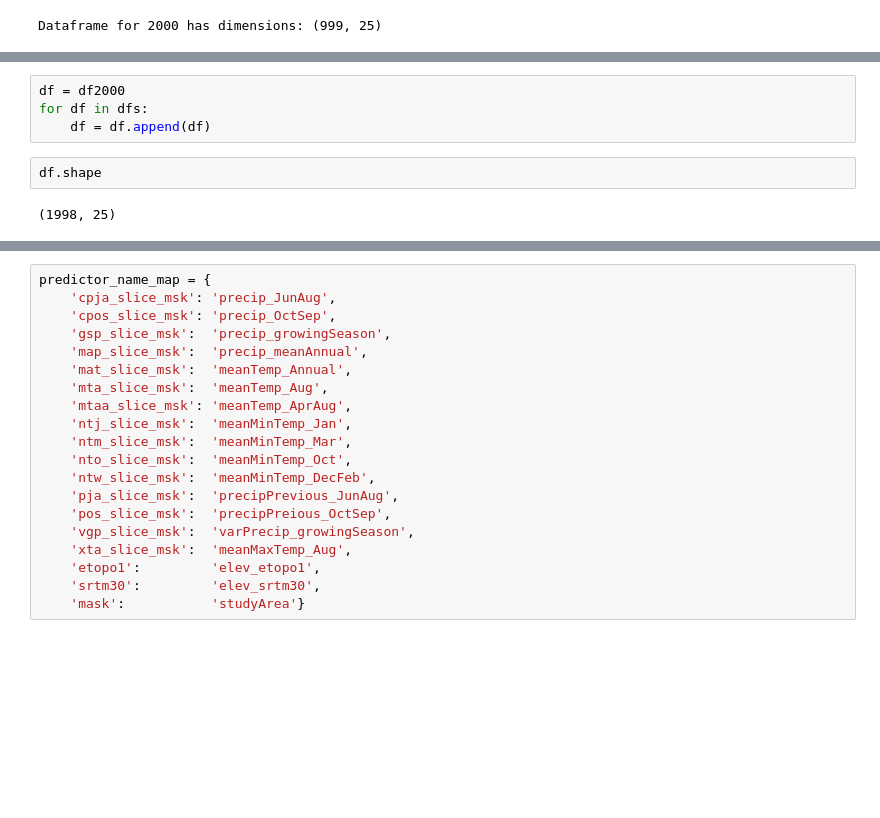
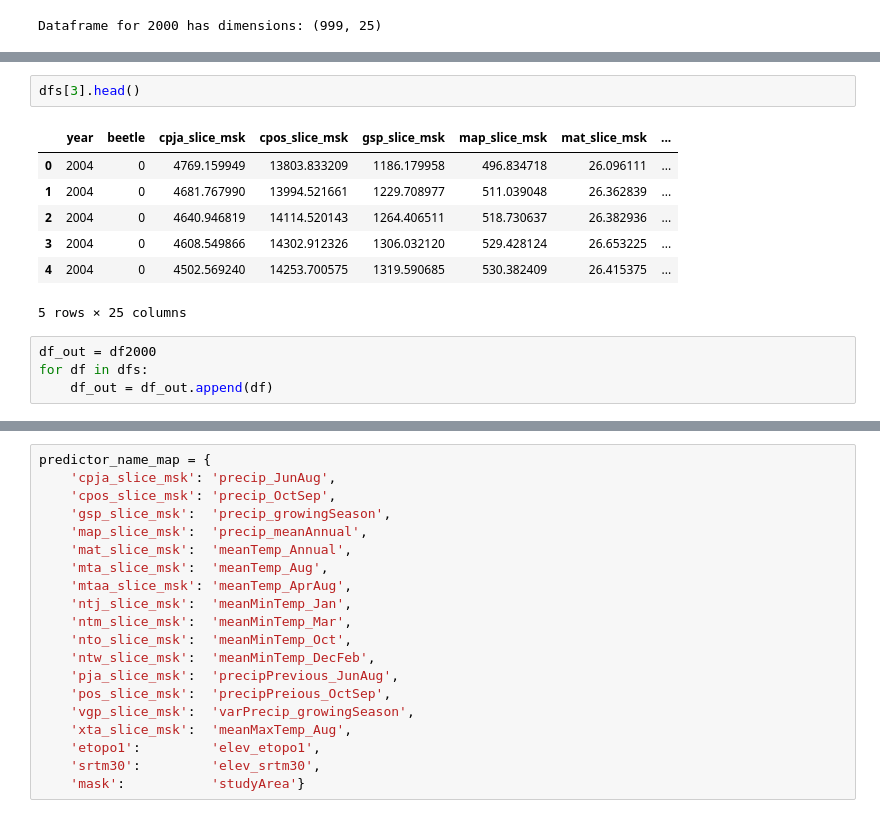
Before and after one commit to dongmeic/SDM, a Jupyter notebook: python/notebooks/data_manipulations2.py.ipynb, the cells around one changed output, grey strips where cells are left out. Drawn from its saved outputs; the diff is of its cells as text; blank space fills up the shorter version.

```diff
--- a/python/notebooks/data_manipulations2.py.ipynb
+++ b/python/notebooks/data_manipulations2.py.ipynb
@@ -172,8 +188,14 @@ Dataframe for 2000 has dimensions: (999, 25)
+# %%
+dfs[3].head()
+# %% [output]
+|  | year | beetle | cpja_slice_msk | cpos_slice_msk | gsp_slice_msk | map_slice_msk | mat_slice_msk | ... |
+| 0 | 2004 | 0 | 4769.159949 | 13803.833209 | 1186.179958 | 496.834718 | 26.096111 | ... |
+| 1 | 2004 | 0 | 4681.767990 | 13994.521661 | 1229.708977 | 511.039048 | 26.362839 | ... |
+| 2 | 2004 | 0 | 4640.946819 | 14114.520143 | 1264.406511 | 518.730637 | 26.382936 | ... |
+| 3 | 2004 | 0 | 4608.549866 | 14302.912326 | 1306.032120 | 529.428124 | 26.653225 | ... |
+| 4 | 2004 | 0 | 4502.569240 | 14253.700575 | 1319.590685 | 530.382409 | 26.415375 | ... |
+5 rows × 25 columns
 # %%
-df = df2000
+df_out = df2000
 for df in dfs:
-    df = df.append(df)
+    df_out = df_out.append(df)
-# %%
-df.shape
-# %% [output]
-(1998, 25)
```
Also changed, not shown: parts of 4 cells of this notebook, 1 other file.
